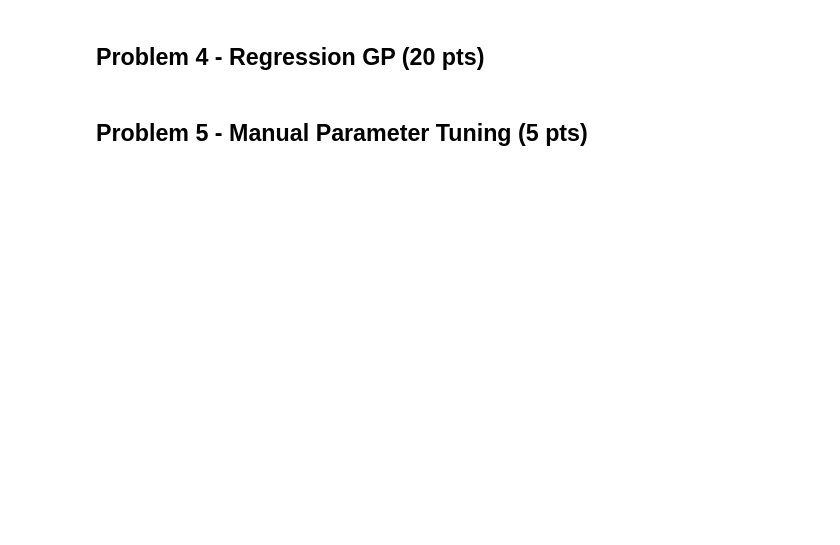
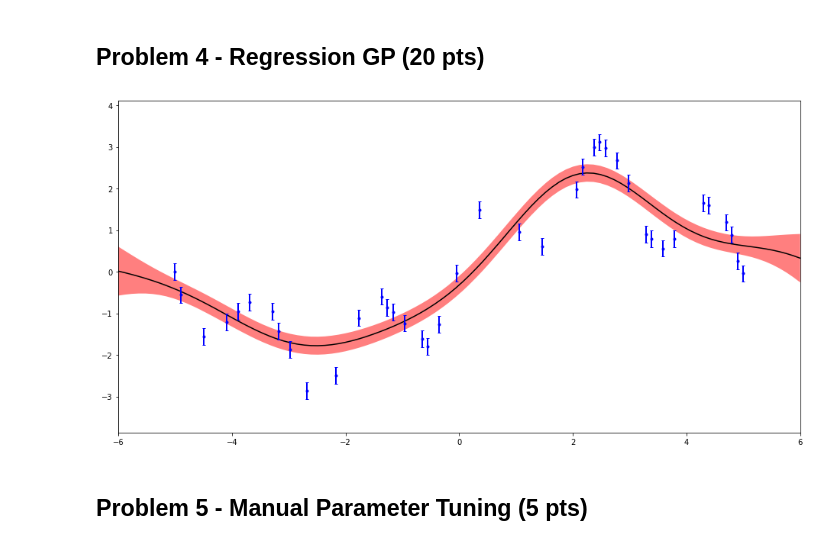
Before and after one commit to Keyrat06/Gaussian_Processes, a Jupyter notebook: P-Set/Gaussian PSet.ipynb, the cells around one changed output. Saved outputs shown, nothing was run; the diff lists cells and outputs as text; code cells hidden in the pictures; blank space fills up the shorter version.

```diff
--- a/P-Set/Gaussian PSet.ipynb
+++ b/P-Set/Gaussian PSet.ipynb
@@ -100,3 +104,11 @@ def regression_GP(x_new, x, y, kernel, theta):
 test.test_regression(regression_GP, kernel)
+# %%
+reload(util)
+reload(test)
+sigma_n = 0.1
+theta = [1, 2, sigma_n]
+util.solve_and_visualize(regression_GP, kernel, x, y, theta)
+# %% [output]
+[figure, added]
 # %% [markdown]
 ## Problem 5 - Manual Parameter Tuning (5 pts)
```
Also changed, not shown: parts of 14 cells of this notebook, 2 other files.
